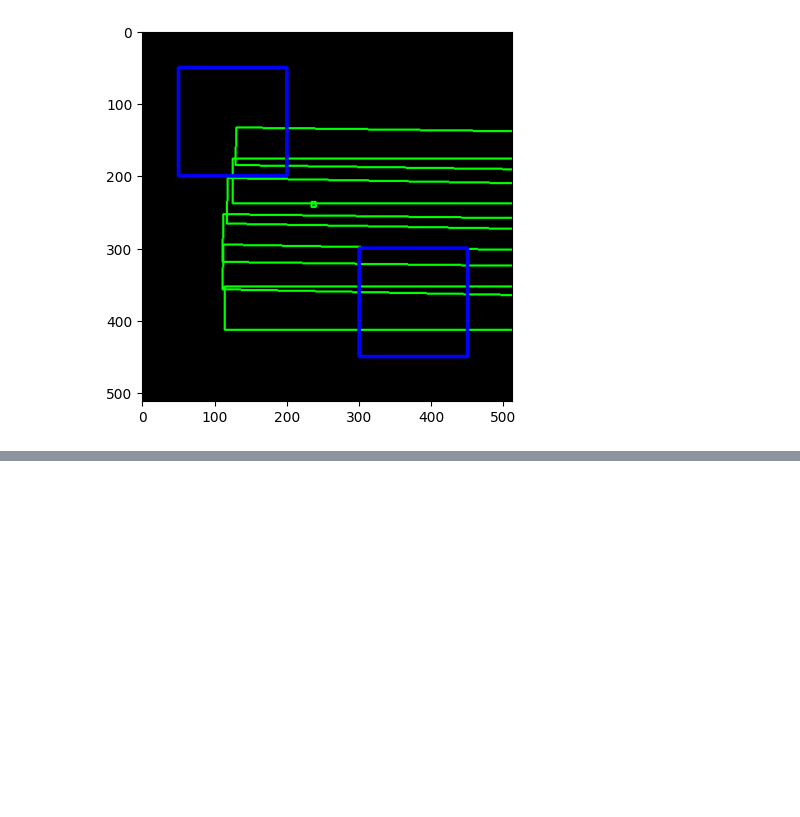
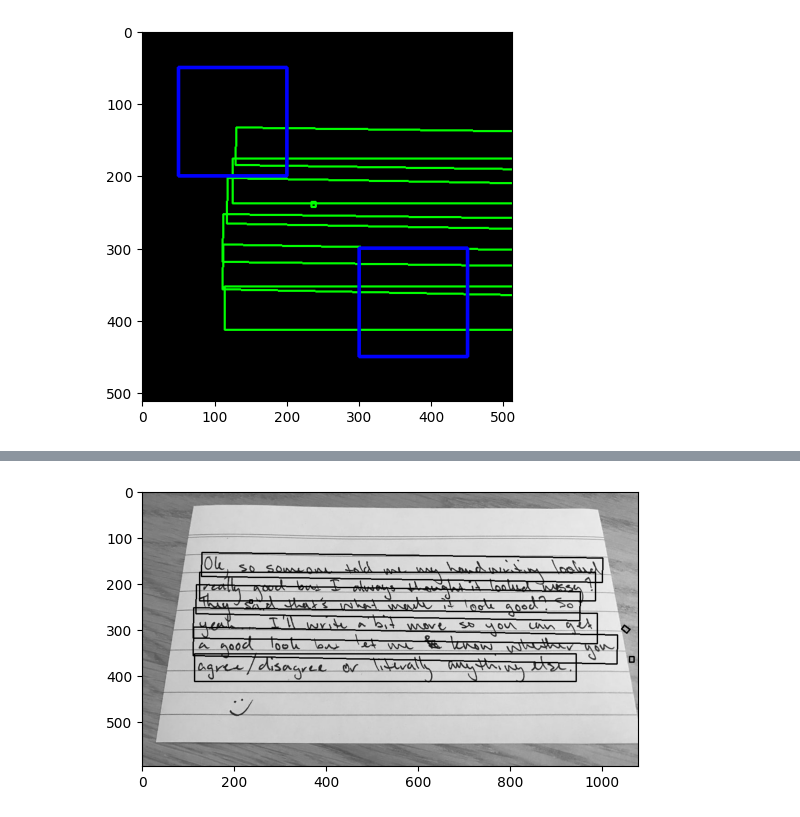
Before and after one commit to apicov/text-detector-bot, a Jupyter notebook: text_detector.ipynb, the cells around one changed output, grey strips where cells are left out. Cells and saved outputs as stored; diff of their text form; code cells hidden in the pictures; blank space fills up the shorter version.

```diff
--- a/text_detector.ipynb
+++ b/text_detector.ipynb
@@ -276,0 +284,13 @@ plt.show()
+# %%
+ocr = text_detector.TextDetector(
+        use_angle_cls=True,
+        lang='en', #lang='german',char=True,
+        #det_model_dir="./fce_model",#"./pse_model",
+        det=True,        # Enable text detection
+        drop_score=.6,
+        #det_db_thresh=0.1,
+        det_db_box_thresh=0.4,
+        #det_db_unclip_ratio=4,
+        det_algorithm='DB++',
+        use_gpu=False,
+)
@@ -276,0 +299,3 @@ plt.show()
+# %%
+bounding_boxes = ocr(image)
+bounding_boxes, len(bounding_boxes)
@@ -276,0 +313,7 @@ plt.show()
+# %%
+bbox_img = ocr.draw(image, bounding_boxes)
+# Display the image
+plt.imshow(bbox_img)
+plt.show()
+# %% [output]
+[figure, added]
```
Also changed, not shown: parts of 14 cells of this notebook, 3 other files.
